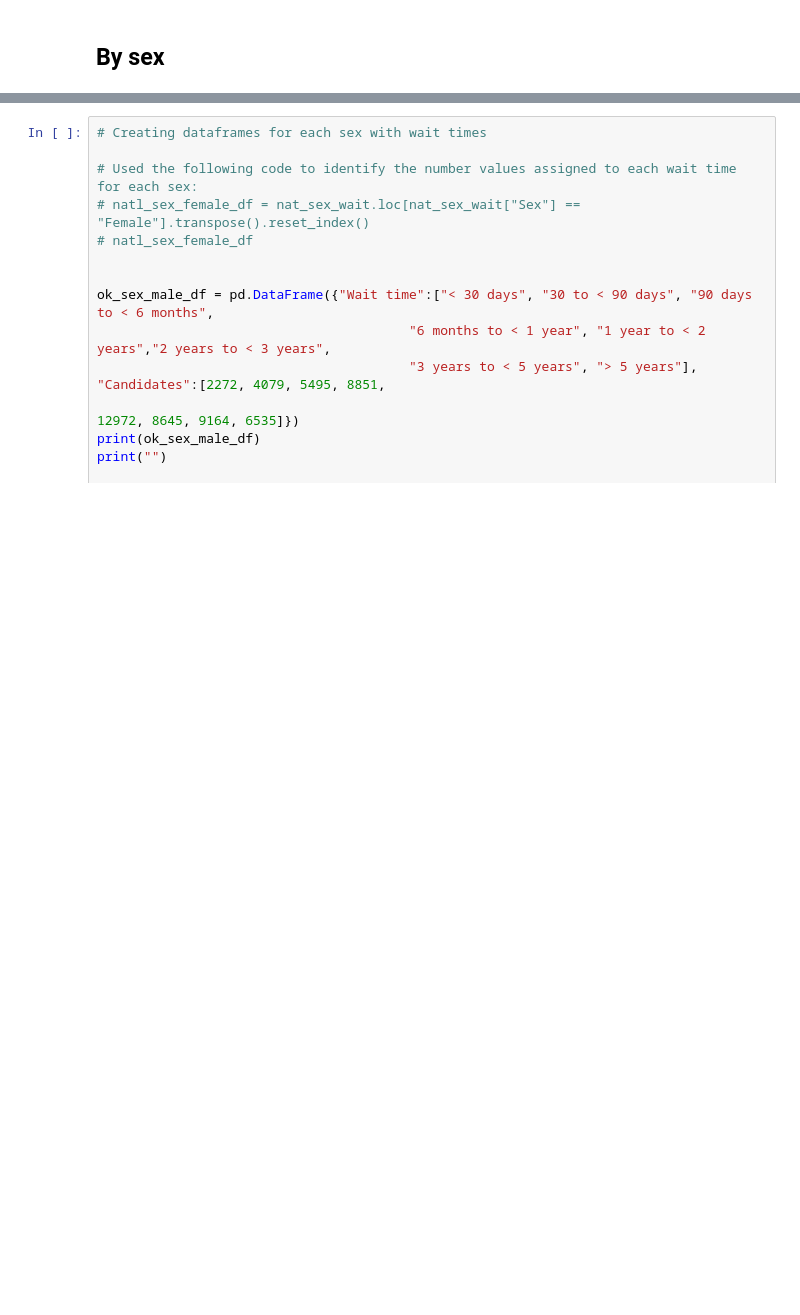
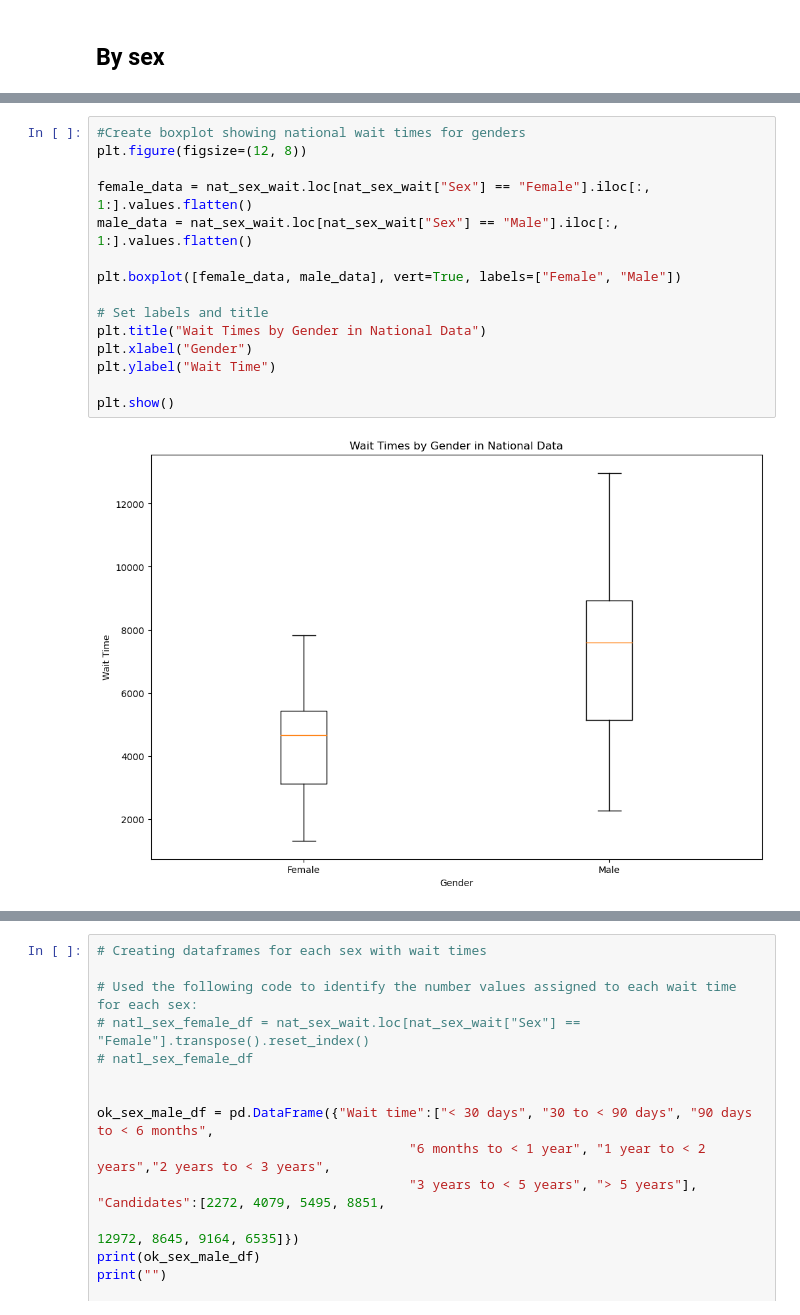
Before and after one commit to ASPigman/Project_1, a Jupyter notebook: KidneyTransplantMain.ipynb, the cells around one changed output, grey strips where cells are left out. Cells and saved outputs as stored; diff of their text form; blank space fills up the shorter version.

```diff
--- a/KidneyTransplantMain.ipynb
+++ b/KidneyTransplantMain.ipynb
@@ -1341,3 +1399,20 @@ nat_sex_wait
+# %%
+#Create boxplot showing national wait times for genders
+plt.figure(figsize=(12, 8))
+
+female_data = nat_sex_wait.loc[nat_sex_wait["Sex"] == "Female"].iloc[:, 1:].values.flatten()
+male_data = nat_sex_wait.loc[nat_sex_wait["Sex"] == "Male"].iloc[:, 1:].values.flatten()
+
+plt.boxplot([female_data, male_data], vert=True, labels=["Female", "Male"])
+
+# Set labels and title
+plt.title("Wait Times by Gender in National Data")
+plt.xlabel("Gender")
+plt.ylabel("Wait Time")
+
+plt.show()
+# %% [output]
+[figure, added]
 # %%
 # Plot above on a bar chart
 # Set Blood type as the index
```
Also changed, not shown: parts of 15 cells of this notebook.
